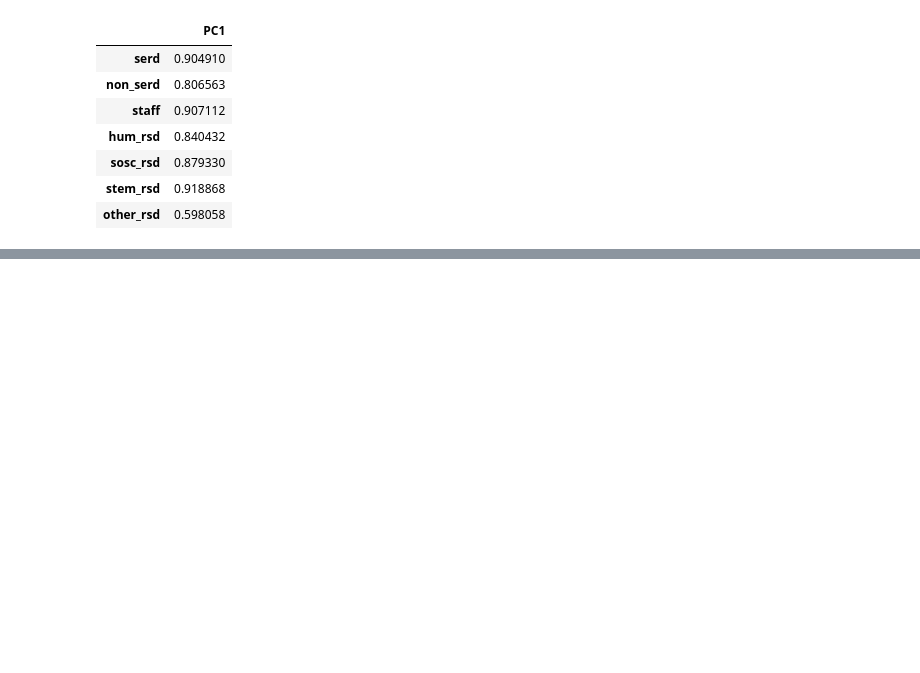
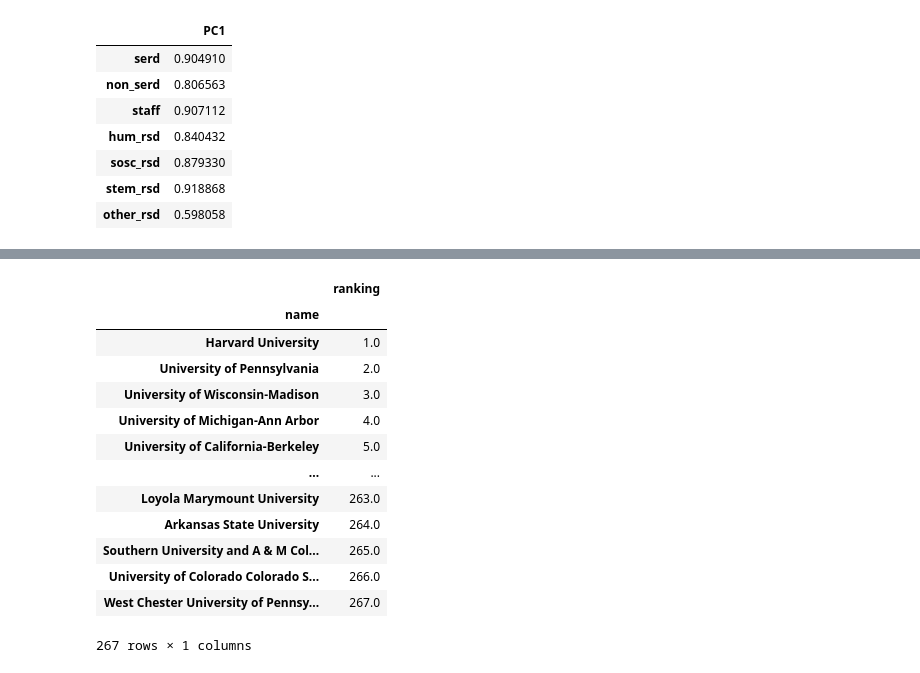
Before and after one commit to constant5/Carnegie-Ranking, a Jupyter notebook: ranking_2021.ipynb, the cells around one changed output, grey strips where cells are left out. Cells and saved outputs as stored; diff of their text form; code cells hidden in the pictures; blank space fills up the shorter version.

```diff
--- a/ranking_2021.ipynb
+++ b/ranking_2021.ipynb
@@ -131,0 +453,17 @@ data2021.drop(data2021[name]=='')
+# %%
+display(rank.data.sort_values(by='ranking')[['ranking']])
+# %% [output]
+|  | ranking |
+| name |  |
+| Harvard University | 1.0 |
+| University of Pennsylvania | 2.0 |
+| University of Wisconsin-Madison | 3.0 |
+| University of Michigan-Ann Arbor | 4.0 |
+| University of California-Berkeley | 5.0 |
+| ... | ... |
+| Loyola Marymount University | 263.0 |
+| Arkansas State University | 264.0 |
+| Southern University and A & M Col... | 265.0 |
+| University of Colorado Colorado S... | 266.0 |
+| West Chester University of Pennsy... | 267.0 |
+267 rows × 1 columns
```
Also changed, not shown: parts of 42 cells of this notebook.
